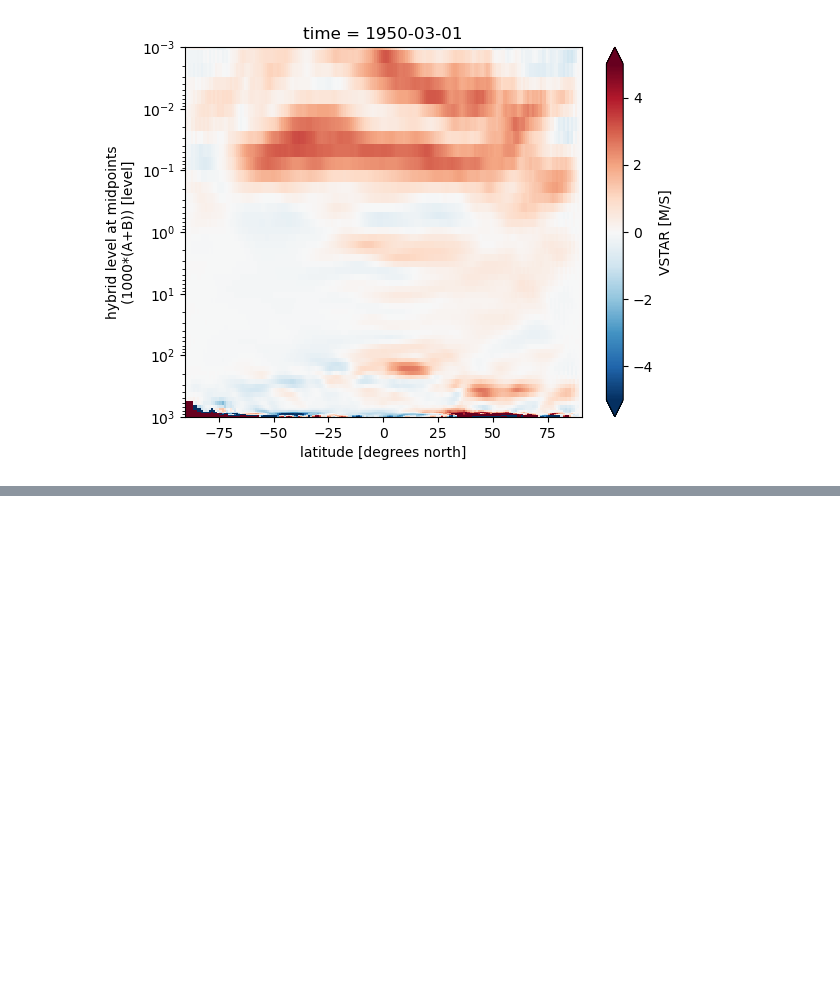
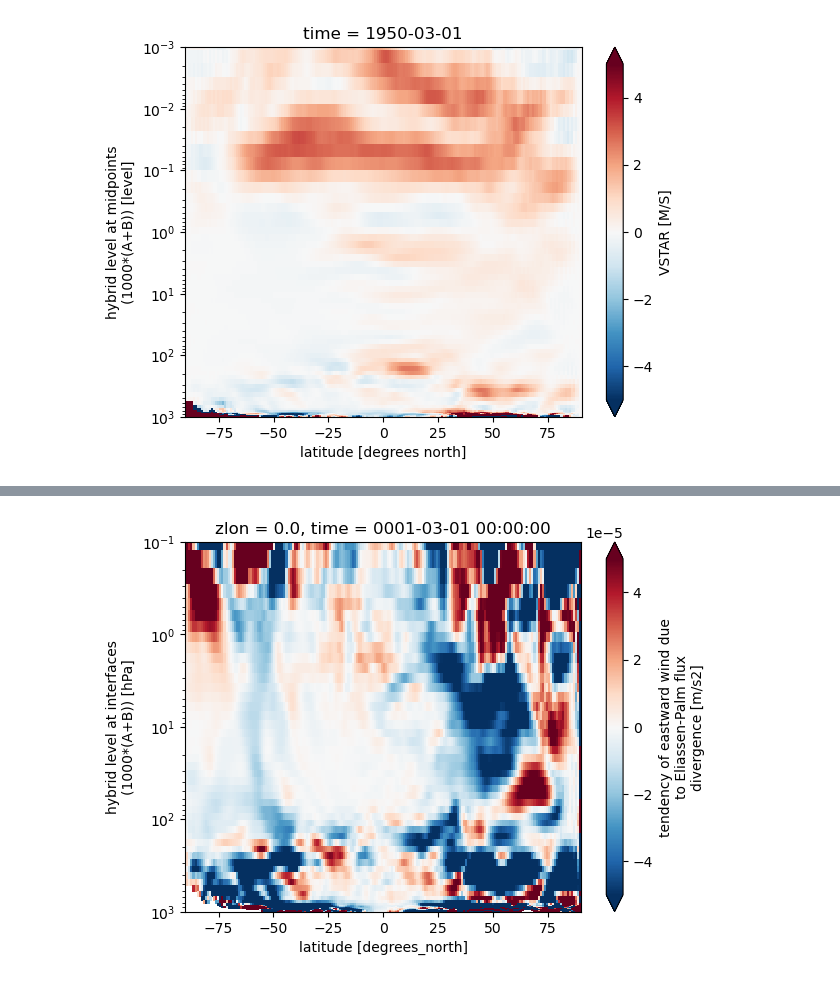
Before and after one commit to dan800/TEM4CAM, a Jupyter notebook: python/compare_idl.ipynb, the cells around one changed output, grey strips where cells are left out. Drawn from its saved outputs; the diff is of its cells as text; code cells hidden in the pictures; blank space fills up the shorter version.

```diff
--- a/python/compare_idl.ipynb
+++ b/python/compare_idl.ipynb
@@ -76,0 +83,6 @@ plt.show()
+# %%
+ds.utendepfd.isel(time=-1).plot(y='ilev',yscale='log',
+                          vmax=0.5e-4,ylim=[1e3,1e-1])
+plt.show()
+# %% [output]
+[figure, added]
```
Also changed, not shown: parts of 1 cell of this notebook, 3 other files.
